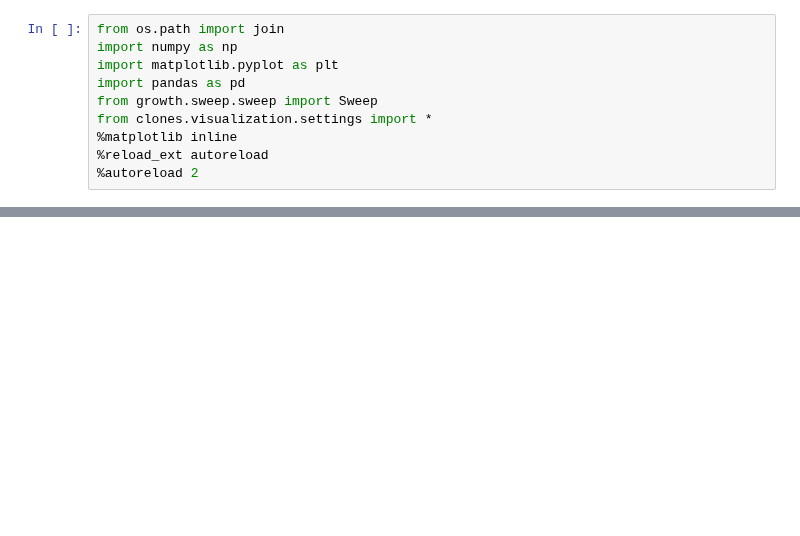
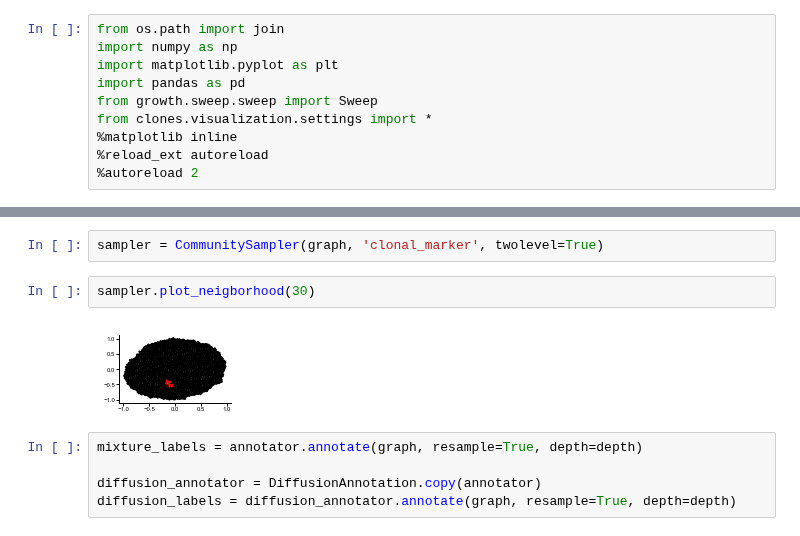
Before and after one commit to sbernasek/flyqma, a Jupyter notebook: notebooks/figures/classifier_dev.ipynb, the cells around one changed output, grey strips where cells are left out. Saved outputs shown, nothing was run; the diff lists cells and outputs as text; blank space fills up the shorter version.

```diff
--- a/notebooks/figures/classifier_dev.ipynb
+++ b/notebooks/figures/classifier_dev.ipynb
@@ -192,0 +90,11 @@ biclassifier = biselector.models[2]
+# %%
+sampler = CommunitySampler(graph, 'clonal_marker', twolevel=True)
+# %%
+sampler.plot_neigborhood(30)
+# %% [output]
+[figure, added]
+# %%
+mixture_labels = annotator.annotate(graph, resample=True, depth=depth)
+
+diffusion_annotator = DiffusionAnnotation.copy(annotator)
+diffusion_labels = diffusion_annotator.annotate(graph, resample=True, depth=depth)
```
Also changed, not shown: parts of 180 cells of this notebook, 33 other files.
